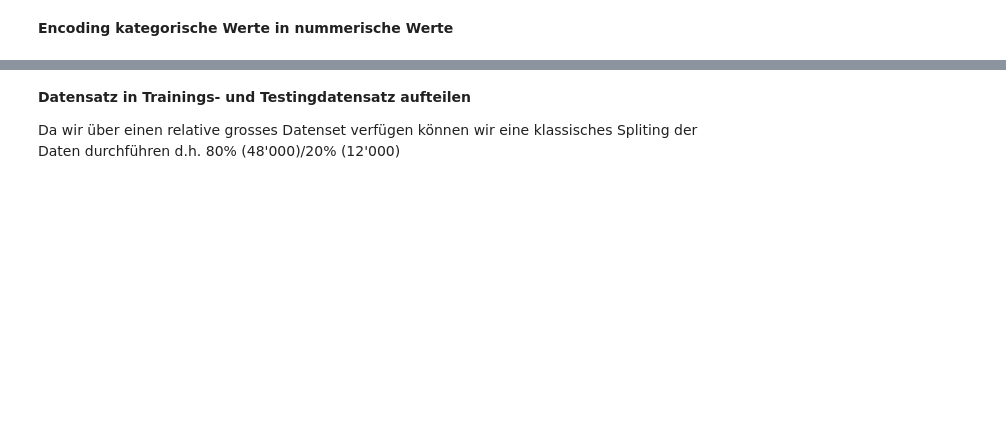
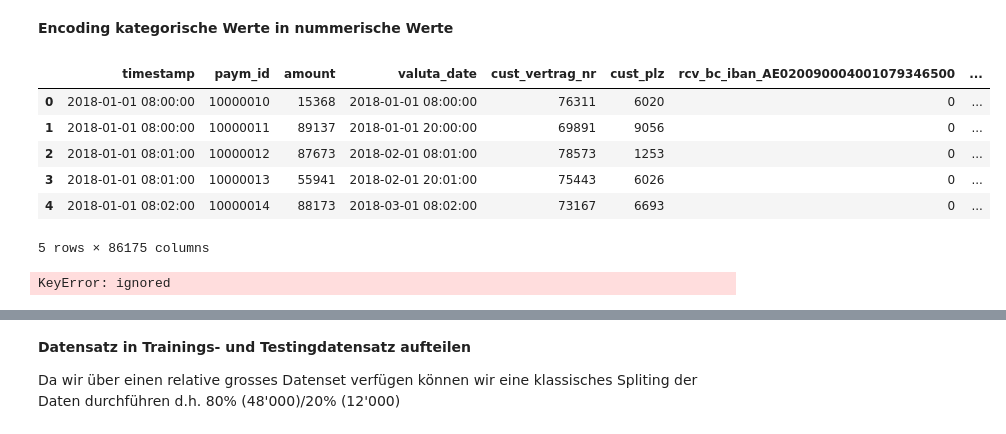
Before and after one commit to sipfli/cas_datenanalyse, a Jupyter notebook: Semesterarbeit/CAS_DA_SA_Payment_Fraud_Detection.ipynb, the cells around one changed output, grey strips where cells are left out. Cells and saved outputs as stored; diff of their text form; code cells hidden in the pictures; blank space fills up the shorter version.

```diff
--- a/Semesterarbeit/CAS_DA_SA_Payment_Fraud_Detection.ipynb
+++ b/Semesterarbeit/CAS_DA_SA_Payment_Fraud_Detection.ipynb
@@ -107,10 +139,19 @@ dtype: object
 # %%
 
 #Encoding Daten mit Dtype Object in nummerische Werte
 #trx_data_ol = pd.get_dummies(trx_data_ol, prefix_sep='_', drop_first=True)
-trx_data_ol = pd.get_dummies(trx_data_ol, columns=['send_bc_nr','rcv_bc_nr',
+trx_data_ol_ec = pd.get_dummies(trx_data_ol, columns=['send_bc_nr','rcv_bc_iban','rcv_bc_country','rcv_bc_nr',
                                                  'rcv_bc_iban','rcv_bc_country','rcv_bc_code','rcv_iban',
                                                   'cust_konto_nr','cust_vname',
                                                   'cust_nname','cust_ort','cust_kanton','cust_sprachregion',
-                                                  'cust_auth_device'],drop_first=True, dtype=float)
-trx_data_ol.head()
+                                                  'cust_auth_device'],drop_first=True)
+
+trx_data_ol_ec.head()
+# %% [output]
+|  | timestamp | paym_id | amount | valuta_date | cust_vertrag_nr | cust_plz | rcv_bc_iban_AE020090004001079346500 | ... |
+| 0 | 2018-01-01 08:00:00 | 10000010 | 15368 | 2018-01-01 08:00:00 | 76311 | 6020 | 0 | ... |
+| 1 | 2018-01-01 08:00:00 | 10000011 | 89137 | 2018-01-01 20:00:00 | 69891 | 9056 | 0 | ... |
+| 2 | 2018-01-01 08:01:00 | 10000012 | 87673 | 2018-02-01 08:01:00 | 78573 | 1253 | 0 | ... |
+| 3 | 2018-01-01 08:01:00 | 10000013 | 55941 | 2018-02-01 20:01:00 | 75443 | 6026 | 0 | ... |
+| 4 | 2018-01-01 08:02:00 | 10000014 | 88173 | 2018-03-01 08:02:00 | 73167 | 6693 | 0 | ... |
+5 rows × 86175 columns
@@ -118,0 +160,18 @@ trx_data_ol.shape
+# %%
+'''
+trx_data_ol.astype (trx_data_ol, columns=['send_bc_nr','rcv_bc_nr',
+                                                 'rcv_bc_iban','rcv_bc_country','rcv_bc_code','rcv_iban',
+                                                  'cust_konto_nr','cust_vname',
+                                                  'cust_nname','cust_ort','cust_kanton','cust_sprachregion',
+                                                  'cust_auth_device'])
+
+'''
+trx_data_ol['timestamp'] = StandardScaler().fit_transform(trx_data_ol['timestamp'].values.reshape(-1, 1))
+trx_data_ol['paym_id'] = StandardScaler().fit_transform(trx_data_ol['paym_id'].values.reshape(-1, 1))
+trx_data_ol['amount'] = StandardScaler().fit_transform(trx_data_ol['amount'].values.reshape(-1, 1))
+trx_data_ol['valuta_date'] = StandardScaler().fit_transform(trx_data_ol['valuta_date'].values.reshape(-1, 1))
+trx_data_ol['cust_vertrag_nr'] = StandardScaler().fit_transform(trx_data_ol['valuta_date'].values.reshape(-1, 1))
+trx_data_ol['cust_plz'] = StandardScaler().fit_transform(trx_data_ol['cust_vertrag_nr'].values.reshape(-1, 1))
+trx_data_ol['cust_konto_nr'] = StandardScaler().fit_transform(trx_data_ol['cust_konto_nr'].values.reshape(-1, 1))
+# %% [output]
+KeyError: ignored
```
Also changed, not shown: parts of 13 cells of this notebook.
